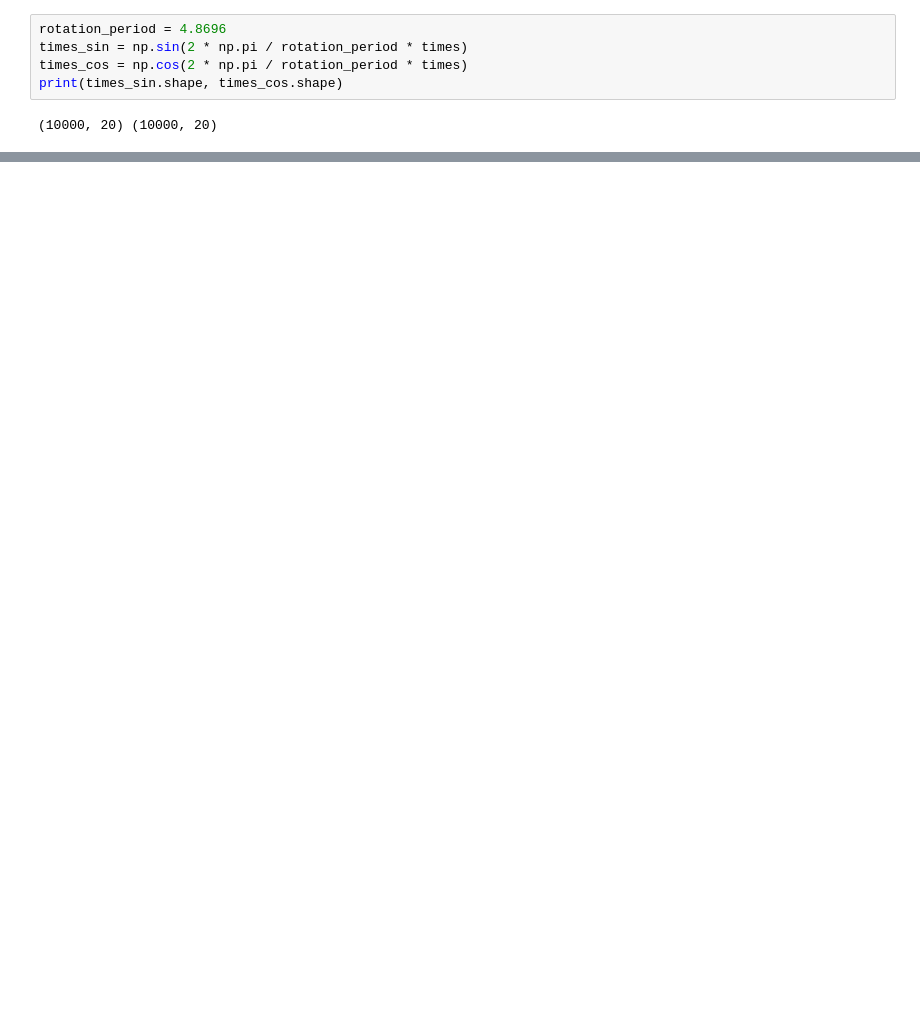
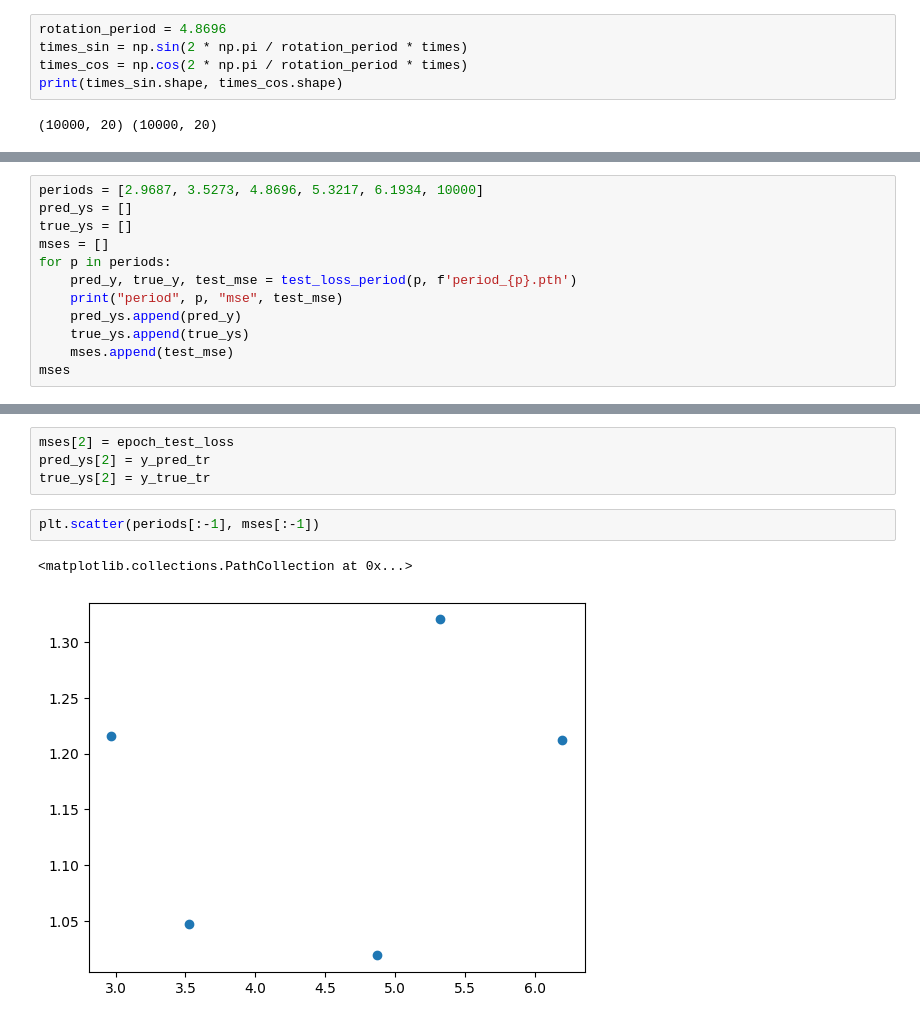
Before and after one commit to Yuska1509/NN_models_stars, a Jupyter notebook: NN.ipynb, the cells around one changed output, grey strips where cells are left out. Cells and saved outputs as stored; diff of their text form; blank space fills up the shorter version.

Commit message:
different periods

```diff
--- a/NN.ipynb
+++ b/NN.ipynb
@@ -501,0 +593,12 @@ Text(0, 0.5, 'True - Predicted RV')
+# %%
+periods = [2.9687, 3.5273, 4.8696, 5.3217, 6.1934, 10000]
+pred_ys = []
+true_ys = []
+mses = []
+for p in periods:
+    pred_y, true_y, test_mse = test_loss_period(p, f'period_{p}.pth')
+    print("period", p, "mse", test_mse)
+    pred_ys.append(pred_y)
+    true_ys.append(true_ys)
+    mses.append(test_mse)
+mses
@@ -501,0 +613,9 @@ Text(0, 0.5, 'True - Predicted RV')
+# %%
+mses[2] = epoch_test_loss
+pred_ys[2] = y_pred_tr
+true_ys[2] = y_true_tr
+# %%
+plt.scatter(periods[:-1], mses[:-1])
+# %% [output]
+<matplotlib.collections.PathCollection at 0x...>
+[figure, added]
```
Also changed, not shown: parts of 33 cells of this notebook.
